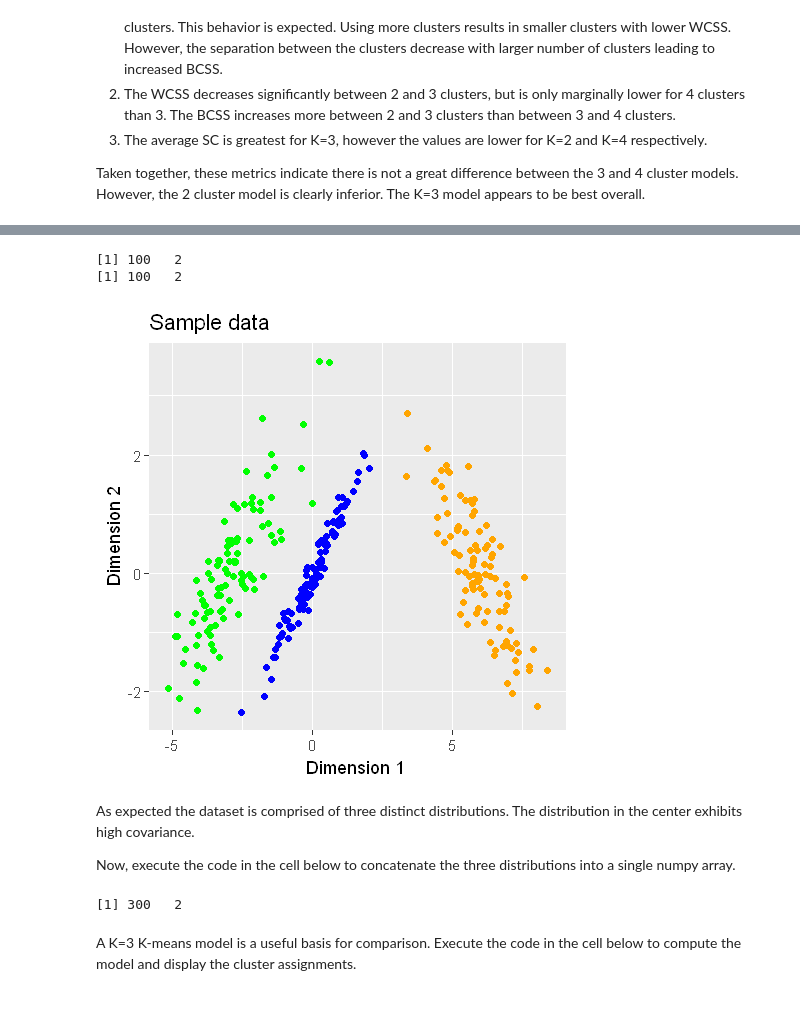
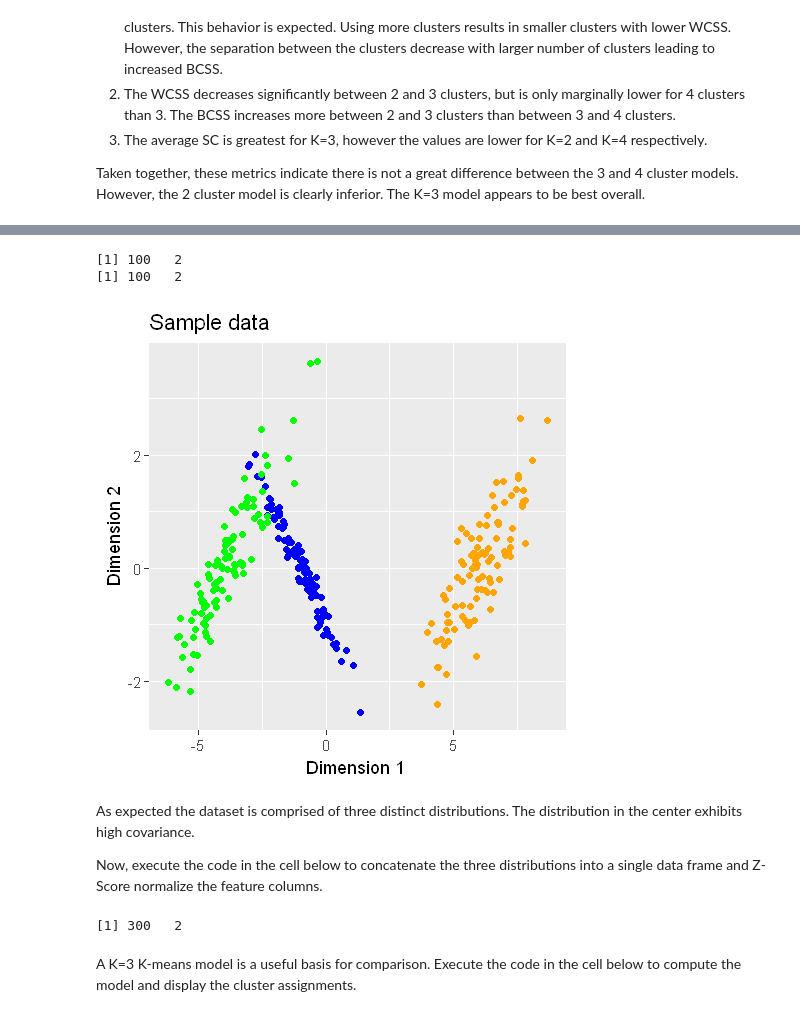
Before and after one commit to vijayraavi/Principles-of-Machine-Learning-R, a Jupyter notebook: Module7/IntroToUnsupervisedLearning.ipynb, the cells around one changed output, grey strips where cells are left out. Cells and saved outputs as stored; diff of their text form; code cells hidden in the pictures.

```diff
--- a/Module7/IntroToUnsupervisedLearning.ipynb
+++ b/Module7/IntroToUnsupervisedLearning.ipynb
@@ -359,37 +373,46 @@ Execute this code to generate and display the dataset.
 # %%
 options(repr.plot.width=4, repr.plot.height=4) # Set the plot area dimensions
 
 set.seed(124)
-cov = matrix(c(1.0, 0.98, 0.98, 1.0), nrow =2, ncol = 2)
-mean = c(0.0, 0.0)
+cov = matrix(c(1.0, -0.98, -0.98, 1.0), nrow =2, ncol = 2)
+mean = c(-1.0, 0.0)
 sample1 = gen_data(100, mean, cov)
 
 set.seed(1445)
-cov = matrix(c(1.0, -0.8, -0.8, 1.0), nrow =2, ncol = 2)
+cov = matrix(c(1.0, 0.8, 0.8, 1.0), nrow =2, ncol = 2)
 mean = c(6.0, 0.0)
 sample2 = gen_data(100, mean, cov)
 print(dim(sample2))
 
 set.seed(45)
-cov = matrix(c(1.0, 0.8, 0.8, 1.0), nrow =2, ncol = 2)
-mean = c(-3.0, 0.0)
+cov = matrix(c(1.0, 0.9, 0.9, 1.0), nrow =2, ncol = 2)
+mean = c(-4.0, 0.0)
 sample3 = gen_data(100, mean, cov)
 print(dim(sample3))
 
 plot_dat(sample1, sample2, sample3)
 # %% [output]
 [1] 100   2
 [1] 100   2
-[figure, old version]
+[figure, new version]
 # %% [markdown]
 As expected the dataset is comprised of three distinct distributions. The distribution in the center exhibits high covariance.
 
-Now, execute the code in the cell below to concatenate the three distributions into a single numpy array.
+Now, execute the code in the cell below to concatenate the three distributions into a single data frame and Z-Score normalize the feature columns.
-# %%
-sample_2 = rbind(sample1, sample2, sample3)
-dim(sample_2)
-# %% [output]
-[1] 300   2
+# %%
+## Bind the three samples
+sample_2 = rbind(sample1, sample2, sample3)
+
+## ZScore scale the columns
+for(col in c('x','y')){
+    mean_col = mean(sample_2[,col])
+    sd_col = sd(sample_2[,col])
+    sample_2[,col] = (sample_2[,col] - mean_col)/sd_col
+}
+
+dim(sample_2)
+# %% [output]
+[1] 300   2
 # %% [markdown]
 A K=3 K-means model is a useful basis for comparison. Execute the code in the cell below to compute the model and display the cluster assignments.
 # %%
```
Also changed, not shown: parts of 39 cells of this notebook.
